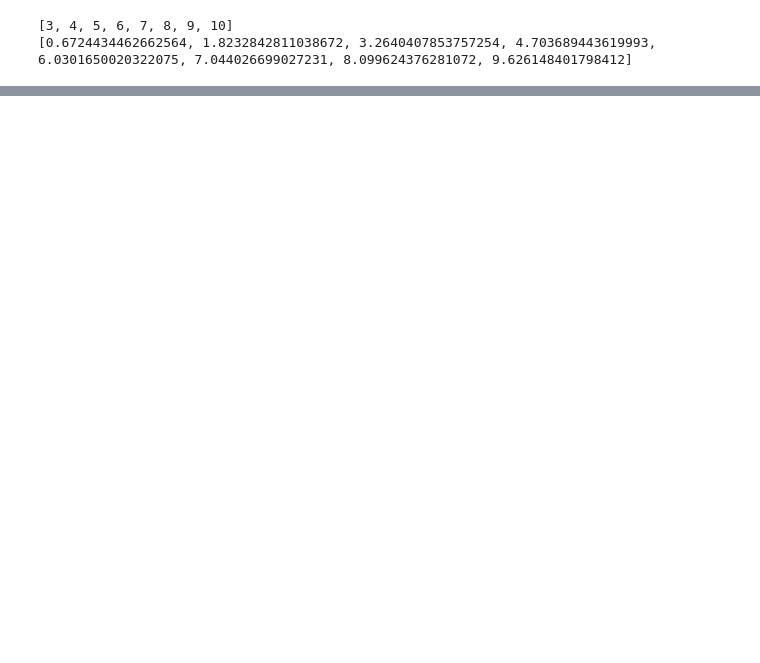
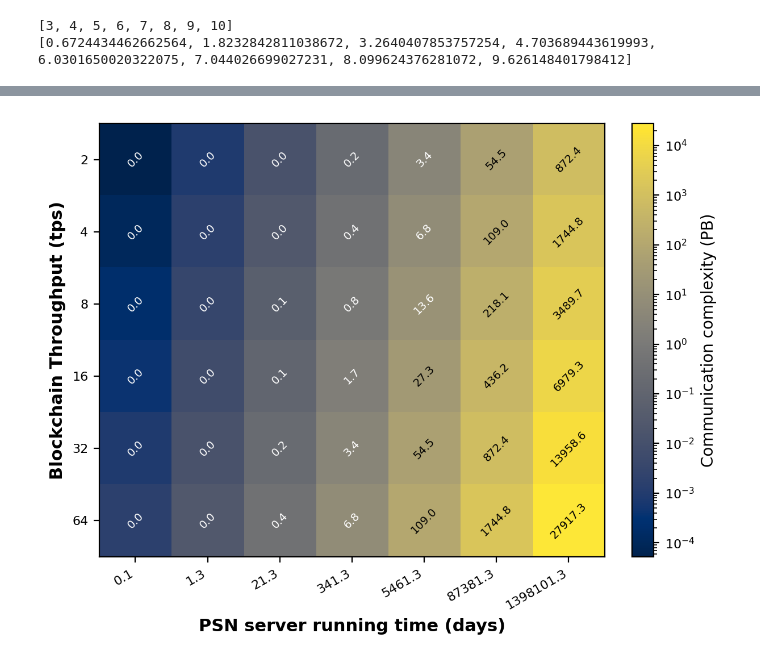
Before and after one commit to 0xSooki/privately-delegatable-accumulator-proofs, a Jupyter notebook: figures/case_study.ipynb, the cells around one changed output, grey strips where cells are left out. Cells and saved outputs as stored; diff of their text form; code cells hidden in the pictures; blank space fills up the shorter version.

```diff
--- a/figures/case_study.ipynb
+++ b/figures/case_study.ipynb
@@ -130,2 +252,20 @@ plt.show()
 # %%
 ## RSA membership proof-delegation
+# %%
+rsa_running_times = [
+    165.62647694999998,
+    260.1670167,
+    439.2490581,
+    839.2848875,
+    1562.574625,
+    3043.0599419,
+    3441.5449793000003,
+    6883.0211207,
+]  ## in miliseconds
+y = [math.log2(i) for i in rsa_running_times]
+x = [i + 3 for i in range(len(y))]
+print(x)
+print(y)
+## Linear regression results on the data above (R^2=0.9990)
+intercept_runtimes = -2.4808
+slope_runtimes = 1.0367
@@ -131,0 +320,73 @@ plt.show()
+# %%
+import matplotlib.patheffects as pe
+from matplotlib import ticker
+
+fig, ax = plt.subplots(figsize=(6.8, 4.8), dpi=200)
+fig.patch.set_facecolor("white")
+ax.set_facecolor("white")
+
+cmap = plt.cm.cividis.copy()
+cmap.set_bad("white", alpha=1.0)
+cmap.set_under("white", alpha=1.0)
+
+comm_for_plot = np.where(rsa_comm_complexity > 0, rsa_comm_complexity, np.nan)
+vmin = float(np.nanmin(comm_for_plot))
+vmax = float(np.nanmax(comm_for_plot))
+norm = LogNorm(vmin=vmin, vmax=vmax)
+
+im = ax.imshow(
+    comm_for_plot,
+    cmap=cmap,
+    norm=norm,
+    interpolation="nearest",
+)
+
+day_labels = [f"{h / 24:.1f}" for h in server_time]
+
+ax.set_ylabel("Blockchain Throughput (tps)", fontweight="bold", fontsize=11)
+ax.set_xlabel("PSN server running time (days)", fontweight="bold", fontsize=11)
+ax.set_yticks(range(len(tps)))
+ax.set_yticklabels([str(x) for x in tps], fontsize=8)
+ax.set_xticks(range(len(server_time)))
+ax.set_xticklabels(day_labels, rotation=30, ha="right", fontsize=8)
+
+# Add subtle cell boundaries for easier reading in print.
+ax.set_xticks(np.arange(0, len(server_time), 1), minor=True)
+ax.set_yticks(np.arange(0, len(tps), 1), minor=True)
+ax.grid(which="minor", color="white", linestyle="-", linewidth=0.7, alpha=0.25)
+ax.tick_params(which="minor", bottom=False, left=False)
+
+for i in range(len(tps)):
+    for j in range(len(server_time)):
+        value = rsa_comm_complexity[i, j]
+        if value <= 0:
+            continue
+
+        label = f"{round(value, 2):.0f}"  # if value >= 1 else f"{round(value, 2):.1e}"
+        rgba = cmap(norm(value))
+        luminance = 0.299 * rgba[0] + 0.587 * rgba[1] + 0.114 * rgba[2]
+        text_color = "black" if luminance > 0.58 else "white"
+        stroke_color = "white" if text_color == "black" else "black"
+
+        text = ax.text(
+            j,
+            i,
+            label,
+            ha="center",
+            va="center",
+            color=text_color,
+            fontsize=7,
+            rotation=45,
+        )
+
+cbar = plt.colorbar(im, label="Communication complexity (PB)", fraction=0.046, pad=0.04)
+cbar.locator = ticker.LogLocator(base=10)
+cbar.formatter = ticker.LogFormatterMathtext(base=10)
+cbar.update_ticks()
+cbar.ax.tick_params(labelsize=8)
+
+fig.tight_layout()
+plt.savefig("./images/case_study_rsa_comm_complexity.pdf", bbox_inches="tight")
+plt.show()
+# %% [output]
+[figure, added]
```
Also changed, not shown: parts of 10 cells of this notebook.
